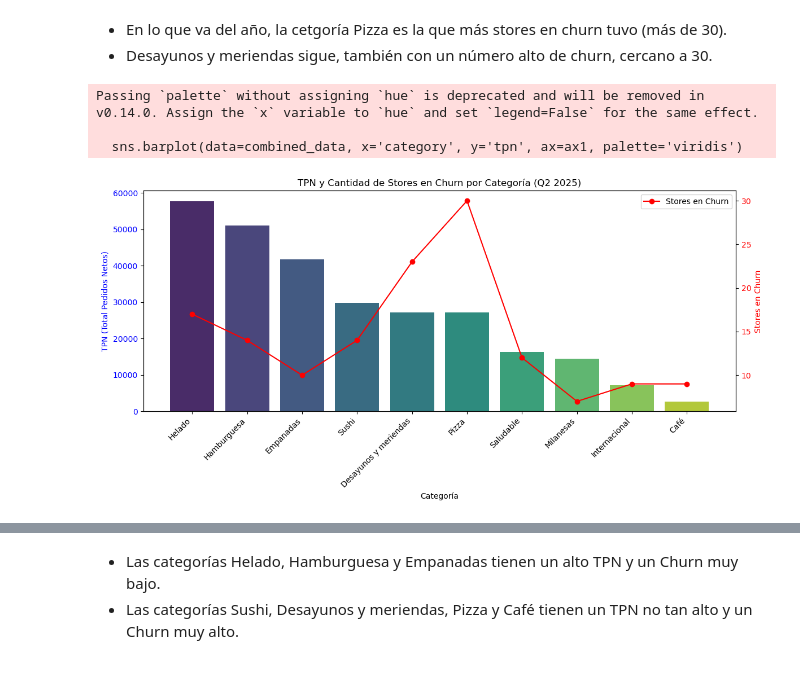
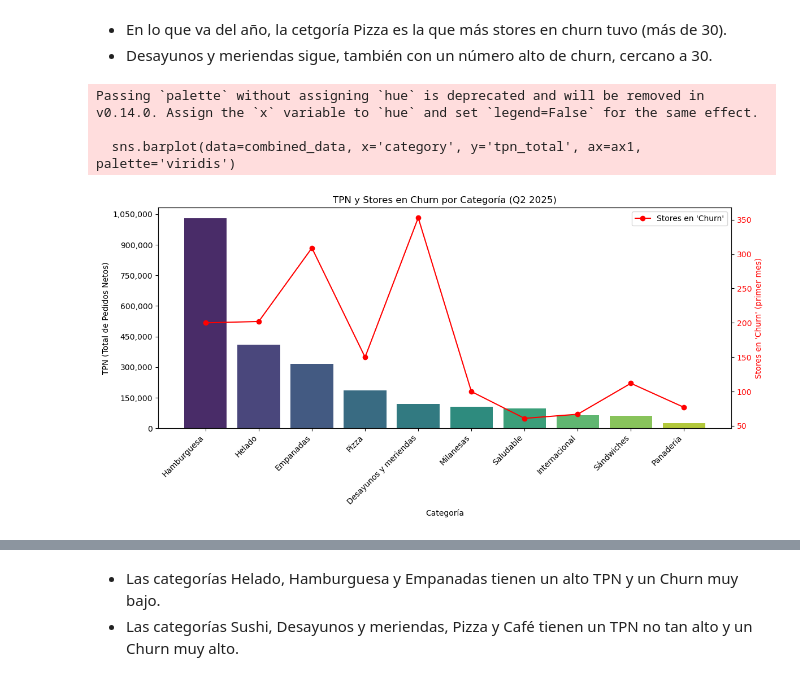
Before and after one commit to Dannamk17/churn-bite, a Jupyter notebook: churn_bite_eda.ipynb, the cells around one changed output, grey strips where cells are left out. Drawn from its saved outputs; the diff is of its cells as text; code cells hidden in the pictures.

```diff
--- a/churn_bite_eda.ipynb
+++ b/churn_bite_eda.ipynb
@@ -1689,47 +1771,75 @@ Passing `palette` without assigning `hue` is deprecated and will be removed in v
 - En lo que va del año, la cetgoría Pizza es la que más stores en churn tuvo (más de 30).
 - Desayunos y meriendas sigue, también con un número alto de churn, cercano a 30.
 # %%
-stages_filtered = stages[(stages['year'] == 2025) & (stages['month'].isin([5, 6, 7, 8]))]
+dfc = df_final[(df_final['year'] == 2025) & (df_final['month'].isin([5, 6, 7, 8]))].copy()
+dfc['store_id'] = dfc['store_id'].astype(str)
 
-stages_churn = stages_filtered[stages_filtered['STORE_STAGE_LIFECYCLE'] == 'Churn']
+stores_ = stores.copy()
+stores_['store_id'] = stores_['store_id'].astype(str)
 
-churn_with_category = stages_churn.merge(stores[['store_id', 'category']], on='store_id', how='inner')
+dfc_churn = dfc[dfc['STAGE'] == 'Churn']
 
-churn_counts = churn_with_category.groupby('category').size().reset_index(name='churn_count')
+churn_with_category = dfc_churn.merge(stores_[['store_id', 'category']], on='store_id', how='inner')
 
-top_10_categories = churn_counts.nlargest(10, 'churn_count')['category']
+churn_counts = (
+    churn_with_category.groupby('category')
+                       .size()
+                       .reset_index(name='churn_count')
+                       .sort_values('churn_count', ascending=False)
+)
 
-orders_filtered = orders[(orders['created_date'] >= '2025-06-01') & (orders['created_date'] <= '2025-08-31')]
-orders_with_category = orders_filtered.merge(stores[['store_id', 'category']], on='store_id', how='inner')
+top_10_categories = churn_counts.head(10)['category']
 
-orders_top_10 = orders_with_category[orders_with_category['category'].isin(top_10_categories)]
 
-tpn_per_category = orders_top_10.groupby('category').size().reset_index(name='tpn')
+dft = df_final[(df_final['year'] == 2025) & (df_final['month'].isin([5, 6, 7, 8]))].copy()
+dft['store_id'] = dft['store_id'].astype(str)
 
-combined_data = pd.merge(tpn_per_category, churn_counts, on='category')
+dft_cat = dft.merge(stores_[['store_id', 'category']], on='store_id', how='inner')
 
-combined_data = combined_data.sort_values('tpn', ascending=False)
+# TPN total por categoría en el período (sumar tpn mensual de cada store)
+tpn_per_category = (
+    dft_cat.groupby('category')['tpn']
+           .sum()
+           .reset_index()
+           .rename(columns={'tpn': 'tpn_total'})
+)
 
-fig, ax1 = plt.subplots(figsize=(12, 6))
+# Quedarnos con las mismas Top 10 categorías (por churn)
+tpn_top_10 = tpn_per_category[tpn_per_category['category'].isin(top_10_categories)]
 
-sns.barplot(data=combined_data, x='category', y='tpn', ax=ax1, palette='viridis')
-ax1.set_ylabel('TPN (Total Pedidos Netos)', color='b')
+
+combined_data = (
+    tpn_top_10.merge(churn_counts, on='category', how='left')
+              .fillna({'churn_count': 0})
+              .sort_values('tpn_total', ascending=False)
+)
+
+
+
+ffig, ax1 = plt.subplots(figsize=(12, 6))
+
+sns.barplot(data=combined_data, x='category', y='tpn_total', ax=ax1, palette='viridis')
+
+# ⬇⬇ Cambios pedidos en el eje Y izquierdo (TPN) ⬇⬇
+ax1.set_ylabel('TPN (Total de Pedidos Netos)', color='black')
+ax1.tick_params(axis='y', labelcolor='black')
+ax1.yaxis.set_major_locator(MaxNLocator(integer=True))               # ticks en enteros
+ax1.yaxis.set_major_formatter(mticker.StrMethodFormatter('{x:,.0f}'))  # formato 1,234
+
 ax1.set_xlabel('Categoría')
-ax1.tick_params(axis='y', labelcolor='b')
-ax1.set_title('TPN y Cantidad de Stores en Churn por Categoría (Q2 2025)')
+ax1.set_title("TPN y Stores en Churn por Categoría (Q2 2025)")
 ax1.set_xticklabels(ax1.get_xticklabels(), rotation=45, ha='right')
 
 ax2 = ax1.twinx()
-ax2.plot(combined_data['category'], combined_data['churn_count'], color='r', marker='o', label='Stores en Churn')
-ax2.set_ylabel('Stores en Churn', color='r')
+ax2.plot(combined_data['category'], combined_data['churn_count'], color='r', marker='o', label="Stores en 'Churn'")
+ax2.set_ylabel("Stores en 'Churn' (primer mes)", color='r')
 ax2.tick_params(axis='y', labelcolor='r')
-
 ax2.legend(loc='upper right')
 
 plt.tight_layout()
 plt.show()
 # %% [output]
 Passing `palette` without assigning `hue` is deprecated and will be removed in v0.14.0. Assign the `x` variable to `hue` and set `legend=False` for the same effect.
 
-  sns.barplot(data=combined_data, x='category', y='tpn', ax=ax1, palette='viridis')
+  sns.barplot(data=combined_data, x='category', y='tpn_total', ax=ax1, palette='viridis')
-[figure, old version]
+[figure, new version]
```
Also changed, not shown: parts of 13 cells of this notebook.
